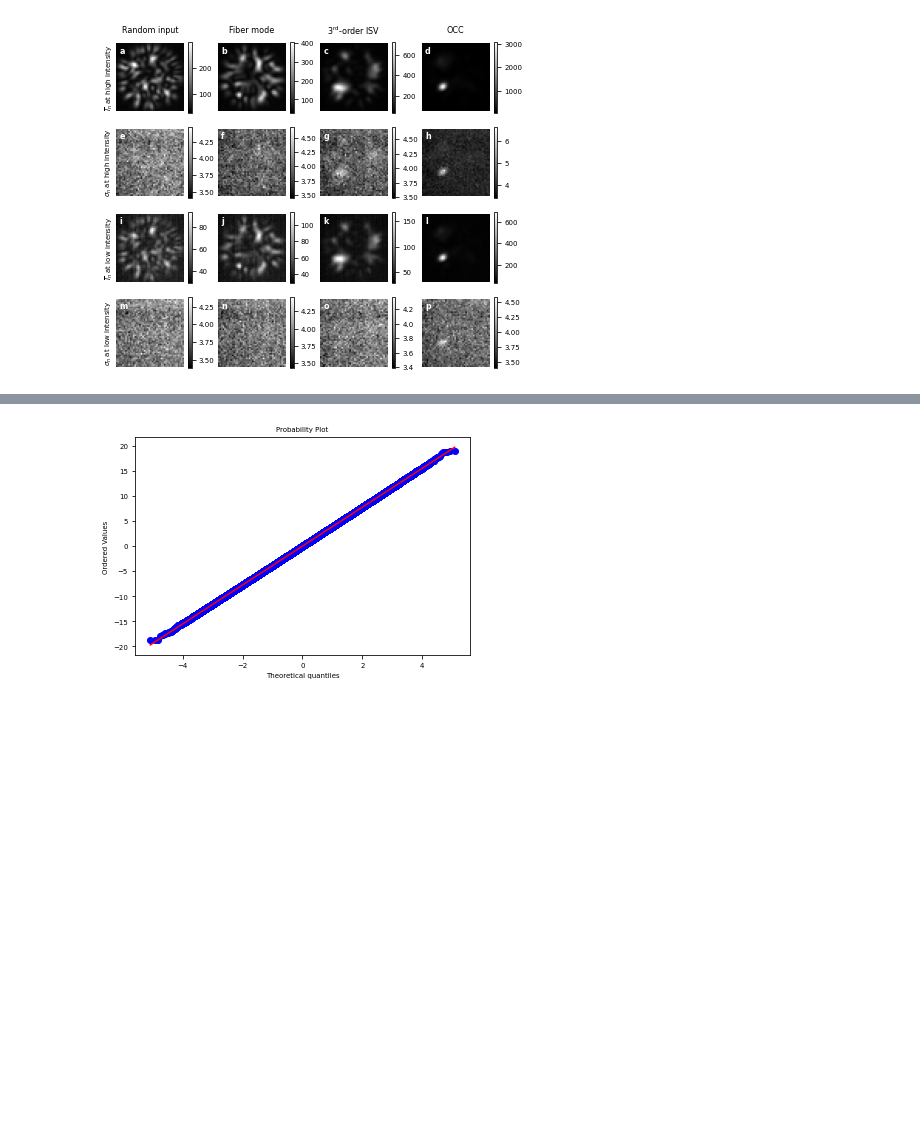
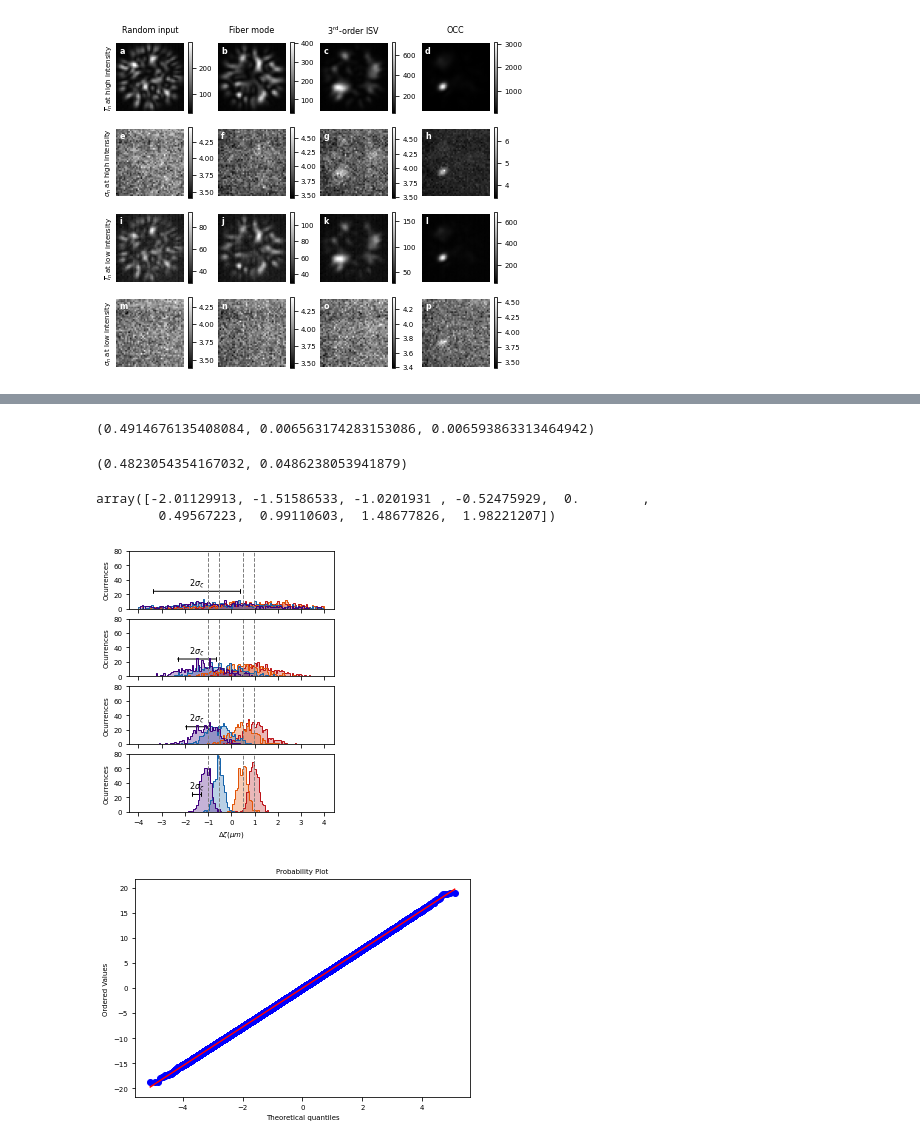
Before and after one commit to rodguti90/Article_PrecisionLimitTensorWFS, a Jupyter notebook: Crashing_disorder_figuresSI.ipynb, the cells around one changed output, grey strips where cells are left out. Cells and saved outputs as stored; diff of their text form; code cells hidden in the pictures; blank space fills up the shorter version.

```diff
--- a/Crashing_disorder_figuresSI.ipynb
+++ b/Crashing_disorder_figuresSI.ipynb
@@ -1054,3 +1189,80 @@ np.mean(stdI[:,ind_amp2,:])
+# %%
+(np.mean(def_est),np.std(def_est),def_sig)
+# %% [output]
+(0.4914676135408084, 0.006563174283153086, 0.006593863313464942)
+# %%
+(np.mean(def_est_nc),np.std(def_est_nc))
+# %% [output]
+(0.4823054354167032, 0.0486238053941879)
+# %%
+(pos4est  - pos4est[4])
+# %% [output]
+array([-2.01129913, -1.51586533, -1.0201931 , -0.52475929,  0.        ,
+        0.49567223,  0.99110603,  1.48677826,  1.98221207])
+# %%
+# Choose deformations to show
+i_def_list = np.array([2,3,5,6])
+
+std_def = np.mean(np.std(def_est[:,:,:], axis=1),axis=0)
+
+zf = 1
+colors_list= [crnd, cmod, ccra, cmii, 'teal', 'yellow']
+
+nb_lb = [['a','b','c','d'],['e','f','g','h']]
+labels = ['Random input', 'Fiber mode', '3${}^\mathregular{rd}$-order ISV', 'OCC']
+
+
+
+fig, axs = plt.subplots(4,1,figsize=(zf*3.2,zf*4.))
+alpha = 0.3
+
+chist = colors_list[:len(i_def_list)]
+cf = []
+for i in range(len(chist)):
+    cf +=  [(*matplotlib.colors.to_rgb(chist[i]),alpha)]
+
+y_lim = 80
+lw=1
+target_def_list = (pos4est[i_def_list]  - pos4est[4])
+
+xmin = np.round(target_def_list[0])-3
+xmax = np.round(target_def_list[-1])+3
+bins = np.linspace(xmin,xmax,120)
+
+for ip in range(4):
+
+
+    if ip<3:
+        axs[ip].axes.xaxis.set_ticklabels([])
+
+    axs[ip].set_ylim(0,y_lim)
+
+    axs[3].set_xlabel('$\Delta \zeta (\mu m)$')
+    xvar = def_est[i_def_list,:,ip].T
+    axs[ip].hist(xvar, bins, color=chist, histtype='step',lw=lw)
+    axs[ip].hist(xvar, bins, color=chist, alpha=alpha,  histtype='stepfilled')
+
+    y_arrow = y_lim*0.3
+    x_arrow = -1.5#target_def_list[-1]
+    style = ArrowStyle('|-|',widthA=2.0,widthB=2.0)#, head_length=4, head_width=1.5)
+    std_arrow = FancyArrowPatch((x_arrow-std_def[ip],y_arrow),
+                                (x_arrow+std_def[ip],y_arrow),
+                                shrinkA = 0, shrinkB = 0, color='black',
+                                arrowstyle=style)
+    axs[ip].add_patch(std_arrow)
+    axs[ip].text(x_arrow,y_arrow+0.1*y_lim, r'$2\sigma_\zeta$',
+                   fontweight='bold', horizontalalignment='center')
+
+    for n, i_def in enumerate(i_def_list):
+
+        axs[ip].axvline(x=target_def_list[n], c='gray',linewidth=lw, ls='--')
+    # axs[ip,1].set_box_aspect(1/2.4)
+    axs[ip].set_xticks(np.arange(xmin,xmax+1,1))
+    axs[ip].set_ylabel('Ocurrences')
+
+plt.tight_layout(pad=0., w_pad=0., h_pad=0.8)
+# %% [output]
+[figure, added]
 # %%
 import pylab
 import scipy.stats as stats
```
Also changed, not shown: parts of 65 cells of this notebook, 1 other file.
